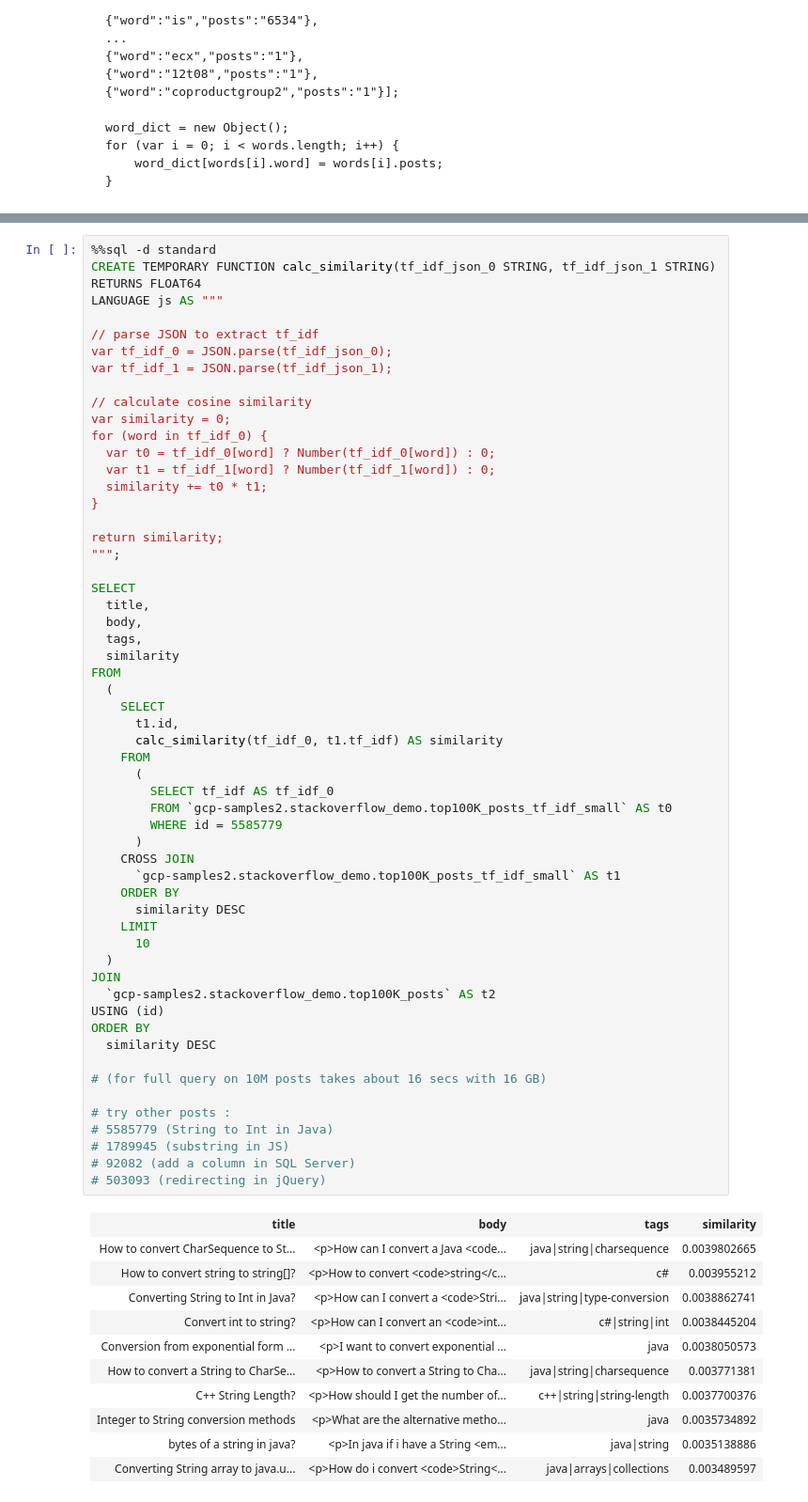
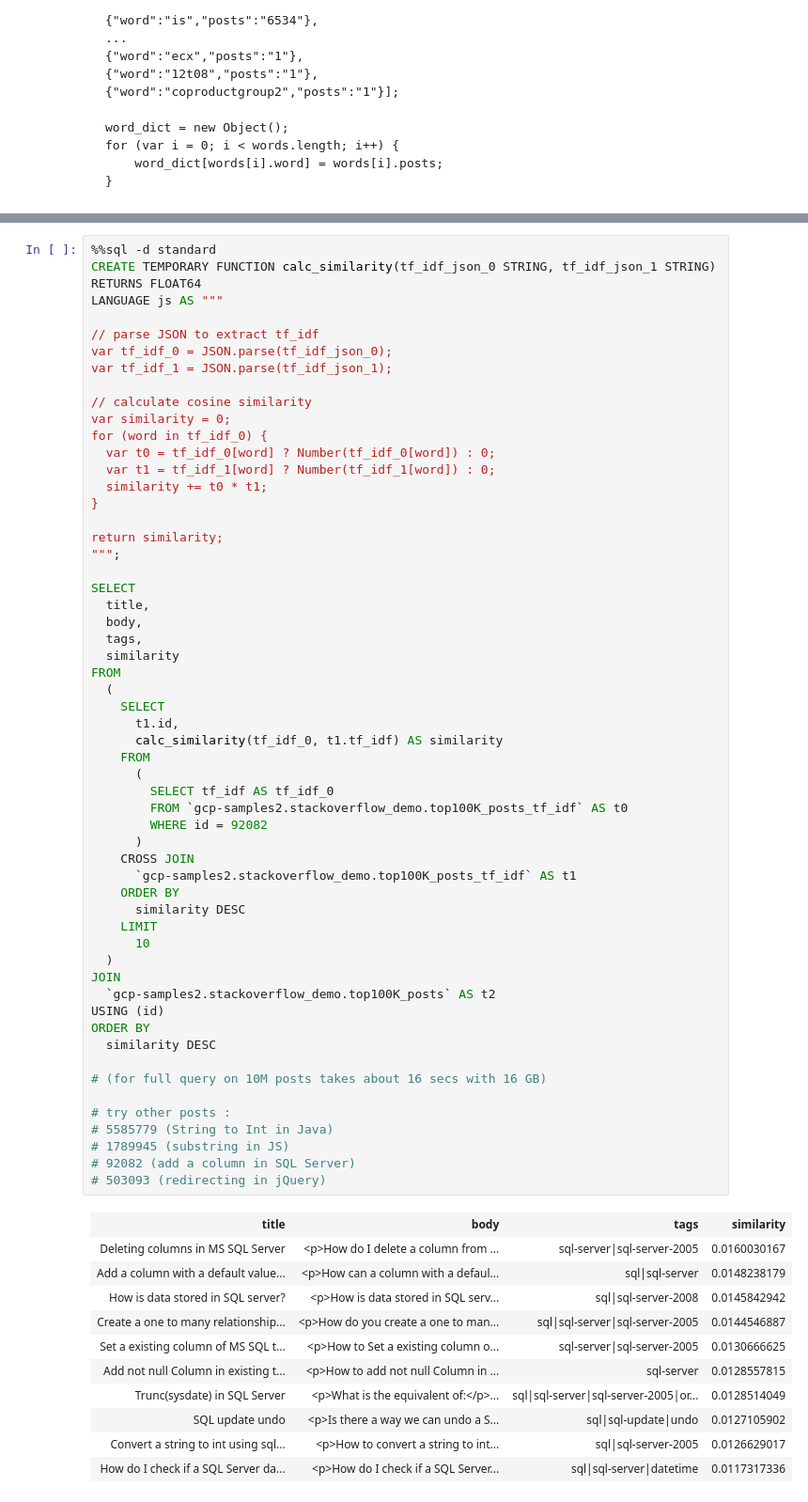
Before and after one commit to kazunori279/cloudml-demo, a Jupyter notebook: Similarity+search+on+Stack+Overflow.ipynb, the cells around one changed output, grey strips where cells are left out. Shown at 94% size. Cells and saved outputs as stored; diff of their text form.

```diff
--- a/Similarity+search+on+Stack+Overflow.ipynb
+++ b/Similarity+search+on+Stack+Overflow.ipynb
@@ -189,43 +190,43 @@ SELECT
 FROM
   (
     SELECT
       t1.id,
       calc_similarity(tf_idf_0, t1.tf_idf) AS similarity
     FROM
       (
         SELECT tf_idf AS tf_idf_0
-        FROM `gcp-samples2.stackoverflow_demo.top100K_posts_tf_idf_small` AS t0
-        WHERE id = 5585779
+        FROM `gcp-samples2.stackoverflow_demo.top100K_posts_tf_idf` AS t0
+        WHERE id = 92082
       )
     CROSS JOIN
-      `gcp-samples2.stackoverflow_demo.top100K_posts_tf_idf_small` AS t1
+      `gcp-samples2.stackoverflow_demo.top100K_posts_tf_idf` AS t1
     ORDER BY
       similarity DESC
     LIMIT
       10
   )
 JOIN
   `gcp-samples2.stackoverflow_demo.top100K_posts` AS t2
 USING (id)
 ORDER BY
   similarity DESC
 
 # (for full query on 10M posts takes about 16 secs with 16 GB)
 
 # try other posts :
 # 5585779 (String to Int in Java)
 # 1789945 (substring in JS)
 # 92082 (add a column in SQL Server)
 # 503093 (redirecting in jQuery)
 # %% [output]
 | title | body | tags | similarity |
-| How to convert CharSequence to St... | <p>How can I convert a Java <code... | java|string|charsequence | 0.0039802665 |
-| How to convert string to string[]? | <p>How to convert <code>string</c... | c# | 0.003955212 |
-| Converting String to Int in Java? | <p>How can I convert a <code>Stri... | java|string|type-conversion | 0.0038862741 |
-| Convert int to string? | <p>How can I convert an <code>int... | c#|string|int | 0.0038445204 |
-| Conversion from exponential form ... | <p>I want to convert exponential ... | java | 0.0038050573 |
-| How to convert a String to CharSe... | <p>How to convert a String to Cha... | java|string|charsequence | 0.003771381 |
-| C++ String Length? | <p>How should I get the number of... | c++|string|string-length | 0.0037700376 |
-| Integer to String conversion methods | <p>What are the alternative metho... | java | 0.0035734892 |
-| bytes of a string in java? | <p>In java if i have a String <em... | java|string | 0.0035138886 |
-| Converting String array to java.u... | <p>How do i convert <code>String<... | java|arrays|collections | 0.003489597 |
+| Deleting columns in MS SQL Server | <p>How do I delete a column from ... | sql-server|sql-server-2005 | 0.0160030167 |
+| Add a column with a default value... | <p>How can a column with a defaul... | sql|sql-server | 0.0148238179 |
+| How is data stored in SQL server? | <p>How is data stored in SQL serv... | sql|sql-server-2008 | 0.0145842942 |
+| Create a one to many relationship... | <p>How do you create a one to man... | sql|sql-server|sql-server-2005 | 0.0144546887 |
+| Set a existing column of MS SQL t... | <p>How to Set a existing column o... | sql-server|sql-server-2005 | 0.0130666625 |
+| Add not null Column in existing t... | <p>How to add not null Column in ... | sql-server | 0.0128557815 |
+| Trunc(sysdate) in SQL Server | <p>What is the equivalent of:</p>... | sql|sql-server|sql-server-2005|or... | 0.0128514049 |
+| SQL update undo | <p>Is there a way we can undo a S... | sql|sql-update|undo | 0.0127105902 |
+| Convert a string to int using sql... | <p>How to convert a string to int... | sql|sql-server-2005 | 0.0126629017 |
+| How do I check if a SQL Server da... | <p>How do I check if a SQL Server... | sql|sql-server|datetime | 0.0117317336 |
```
Also changed, not shown: parts of 6 cells of this notebook.
